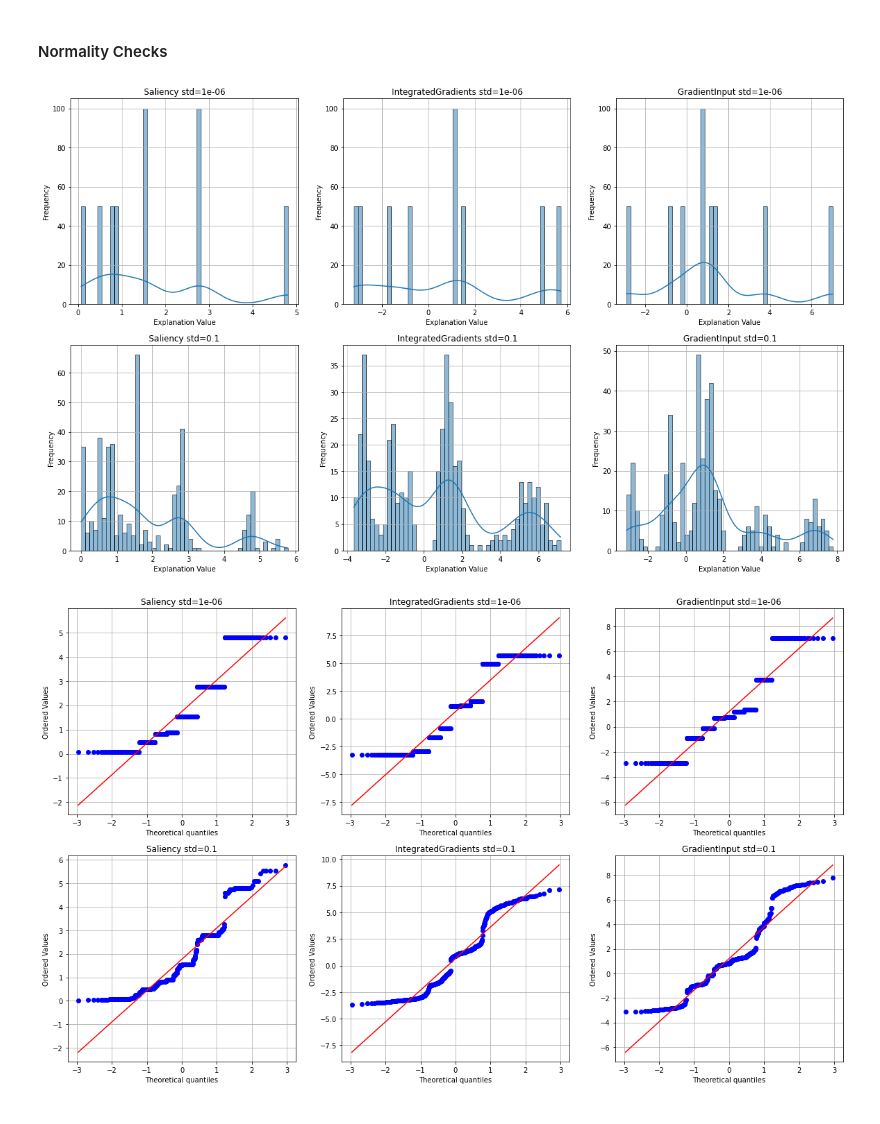
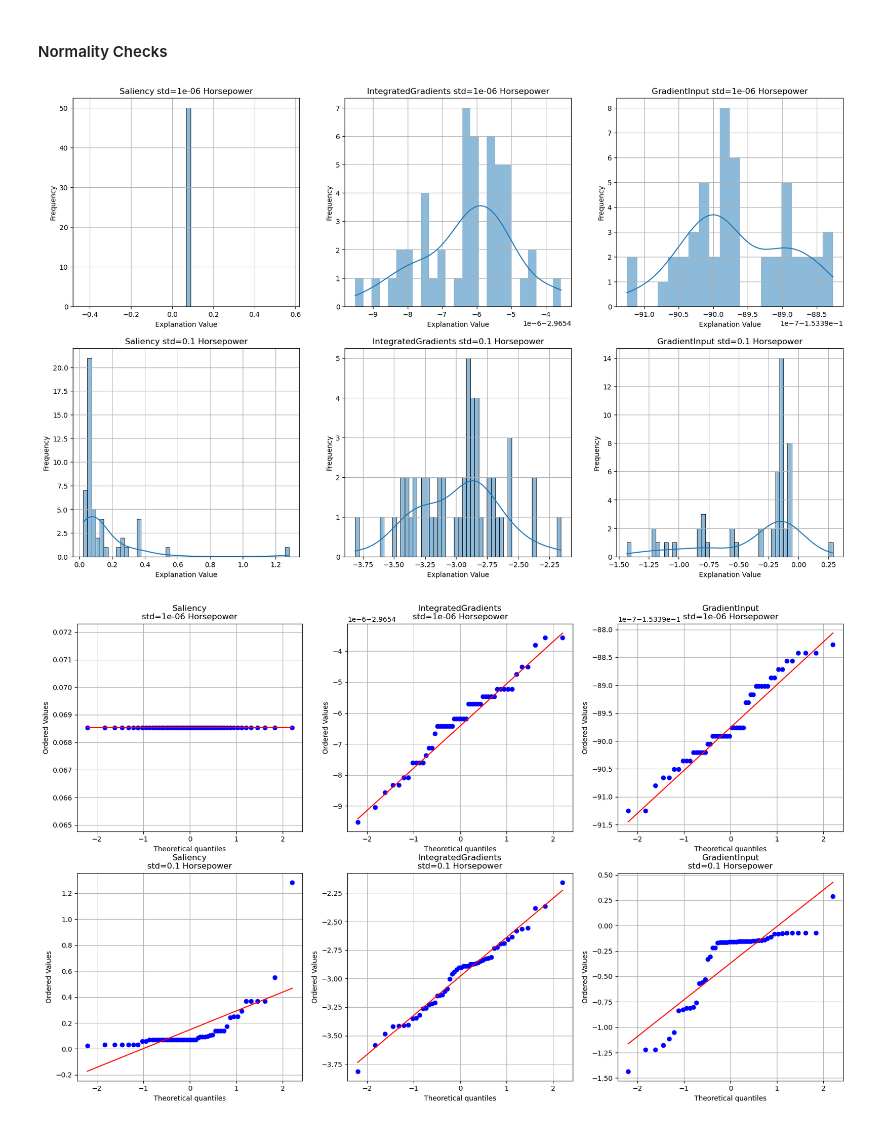
Before and after one commit to TeodorChiaburu/UXAI, a Jupyter notebook: Input_Perturbation_Tabular.ipynb, the cells around one changed output. Drawn from its saved outputs; the diff is of its cells as text; code cells hidden in the pictures.

Commit message:
Corrected flatten error in normality tests

```diff
--- a/Input_Perturbation_Tabular.ipynb
+++ b/Input_Perturbation_Tabular.ipynb
@@ -376,7 +376,7 @@ for name, constructor in xai_methods.items():
         cov_mats[name]['empirical'].append(covariance_emp)
 
         # Store flattened explanations for normality checks
-        empirical_exps[name][std] = np.stack(perturbed_explanations, axis=0).flatten()
+        empirical_exps[name][std] = np.stack(perturbed_explanations, axis=0)
 # %% [output]
 Saliency
 Analytical Variance (std =  1e-06 ): 0.0
@@ -466,18 +466,19 @@ plot_heatmaps(cov_mats, stds)
 #### Normality Checks
 # %%
 # Plot histogram and Kernel Density Estimate (KDE)
+feature_id = 2
 plt.figure(figsize=(20, 12))
 for i, exp_name in enumerate(empirical_exps):
     for j, std in enumerate(stds):
         plt.subplot(2,3,3*j+i+1)
-        sns.histplot(empirical_exps[exp_name][std], kde=True, bins=50)
-        plt.title(exp_name + ' std=' + str(std))
+        sns.histplot(empirical_exps[exp_name][std][:,0,feature_id], kde=True, bins=50)
+        plt.title(exp_name + ' std=' + str(std) + ' ' + features_name[feature_id])
         plt.xlabel("Explanation Value")
         plt.ylabel("Frequency")
         plt.grid()
 plt.show()
 # %% [output]
-[figure, old version]
+[figure, new version]
 # %%
 import scipy.stats as stats
 
@@ -486,12 +487,12 @@ plt.figure(figsize=(20, 12))
 for i, exp_name in enumerate(empirical_exps):
     for j, std in enumerate(stds):
         plt.subplot(2,3,3*j+i+1)
-        stats.probplot(empirical_exps[exp_name][std], dist="norm", plot=plt)
-        plt.title(exp_name + ' std=' + str(std))
+        stats.probplot(empirical_exps[exp_name][std][:,0,feature_id], dist="norm", plot=plt)
+        plt.title(exp_name + '\nstd=' + str(std) + ' ' + features_name[feature_id])
         plt.grid()
 plt.show()
 # %% [output]
-[figure, old version]
+[figure, new version]
 # %%
 from scipy.stats import ks_1samp, norm
 
```
Also changed, not shown: parts of 2 cells of this notebook, 1 other file.
